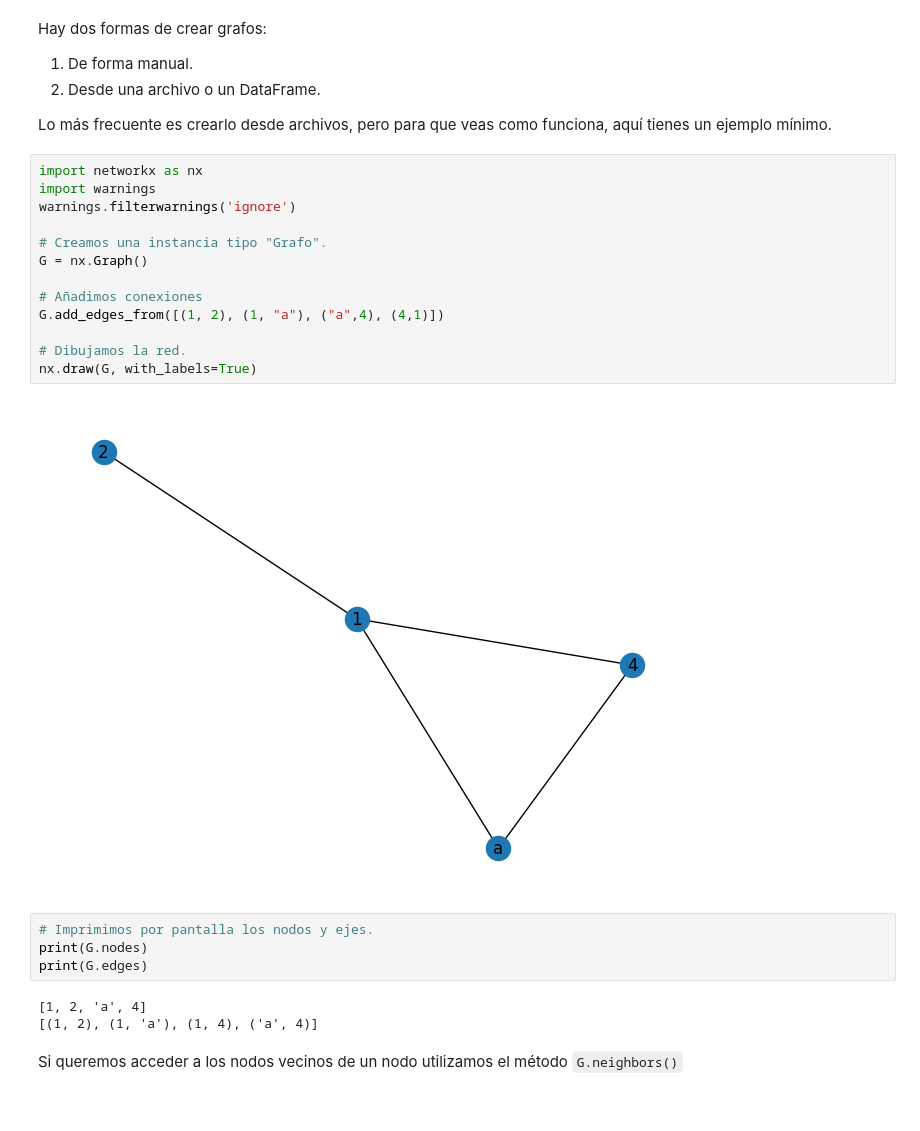
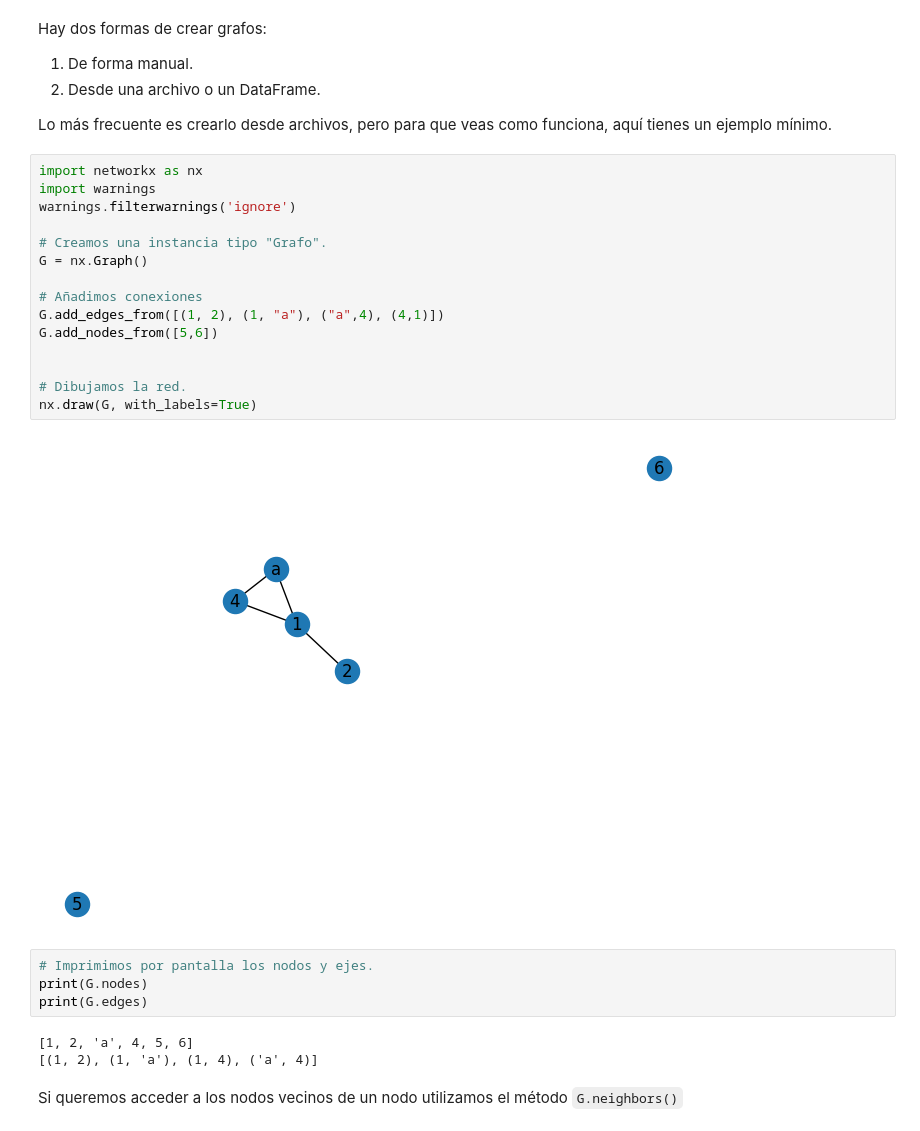
Before and after one commit to FernandoCarazoMelo/network-science, a Jupyter notebook: notebooks/01_FC_network-intro.ipynb, the cells around one changed output. Saved outputs shown, nothing was run; the diff lists cells and outputs as text.

```diff
--- a/notebooks/01_FC_network-intro.ipynb
+++ b/notebooks/01_FC_network-intro.ipynb
@@ -53,24 +53,26 @@ Lo más frecuente es crearlo desde archivos, pero para que veas como funciona, a
 # %%
 import networkx as nx
 import warnings
 warnings.filterwarnings('ignore')
 
 # Creamos una instancia tipo "Grafo".
 G = nx.Graph()
 
 # Añadimos conexiones
 G.add_edges_from([(1, 2), (1, "a"), ("a",4), (4,1)])
+G.add_nodes_from([5,6])
+
 
 # Dibujamos la red.
 nx.draw(G, with_labels=True)
 # %% [output]
-[figure, old version]
+[figure, new version]
 # %%
 # Imprimimos por pantalla los nodos y ejes.
 print(G.nodes)
 print(G.edges)
 # %% [output]
-[1, 2, 'a', 4]
+[1, 2, 'a', 4, 5, 6]
 [(1, 2), (1, 'a'), (1, 4), ('a', 4)]
 # %% [markdown]
 Si queremos acceder a los nodos vecinos de un nodo utilizamos el método `G.neighbors()`
```
Also changed, not shown: parts of 9 cells of this notebook.
